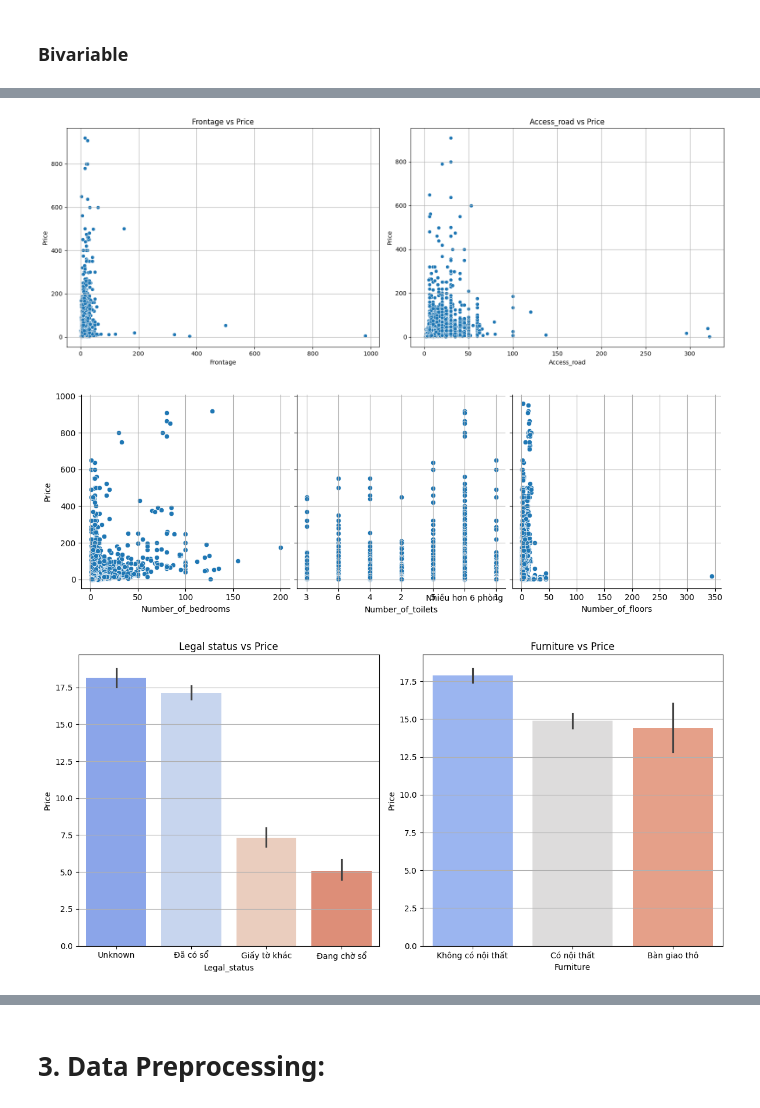
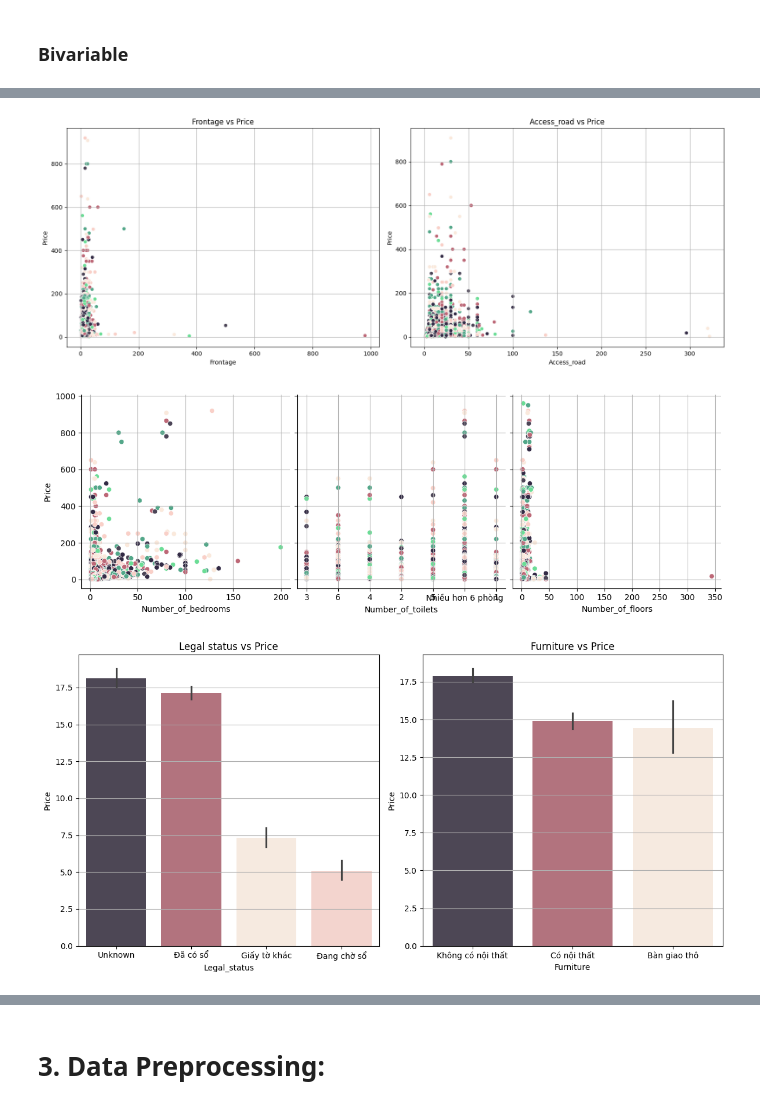
Before and after one commit to nldhuyen0047/real_estate_project, a Jupyter notebook: real_estate.ipynb, the cells around one changed output, grey strips where cells are left out. Cells and saved outputs as stored; diff of their text form; code cells hidden in the pictures.

Commit message:
custom palette

```diff
--- a/real_estate.ipynb
+++ b/real_estate.ipynb
@@ -191,9 +191,17 @@ real_estate_df.describe(include="O")
 # %%
 import matplotlib.pyplot as plt
 import seaborn as sns
+from matplotlib.colors import ListedColormap
 
 # Thiết lập cấu hình lưới cho toàn bộ biểu đồ
 plt.rcParams.update({'axes.grid': True})
 
-# Tạo Dataframe mới cho việc phân tích dữ liệu
-df = real_estate_df.copy()
+# Tạo danh sách các màu tùy chỉnh
+custom_colors = ["#4C4557", "#BD6877", "#FAE9DC", "#F9D0C8", "#53A789", "#6BDD96", "#332B45"]
+
+# Tạo palette từ danh sách màu tùy chỉnh
+custom_palette = sns.color_palette(custom_colors)
+sns.palplot(custom_palette)
+
+# Chuyển đổi palette thành colormap
+custom_cmap = ListedColormap(custom_palette)
@@ -493,48 +508,49 @@ fig, axes = plt.subplots(1, 2, figsize=(16, 6))
 
 # Biểu đồ Frontage vs Price
 axes[0].set_title('Frontage vs Price')
-sns.scatterplot(data=df, x="Frontage", y="Price", ax=axes[0])
+sns.scatterplot(data=df, x="Frontage", y="Price", hue="Price", legend=False,palette=custom_palette, ax=axes[0])
 axes[0].set_xlabel('Frontage')
 axes[0].set_ylabel('Price')
 
 # Biểu đồ Access_road vs Price
 axes[1].set_title('Access_road vs Price')
-sns.scatterplot(data=df, x="Access_road", y="Price", ax=axes[1])
+sns.scatterplot(data=df, x="Access_road", y="Price", hue="Price", legend=False, palette=custom_palette, ax=axes[1])
 axes[1].set_xlabel('Access_road')
 axes[1].set_ylabel('Price')
 
 plt.tight_layout()
 plt.show()
 # %% [output]
-[figure, old version]
+[figure, new version]
 # %%
 def scatter_p3(x,y,z):
-    sns.pairplot(df, x_vars=[x, y, z], y_vars='Price', size=4, aspect=1, kind='scatter')
+    plot = sns.pairplot(df, x_vars=[x, y, z], y_vars="Price", hue="Price", palette=custom_palette, size=4, aspect=1, kind='scatter')
+    plot._legend.remove()
     plt.show()
 
 scatter_p3("Number_of_bedrooms", "Number_of_toilets", "Number_of_floors")
 # %% [output]
-[figure, old version]
+[figure, new version]
 # %%
 fig, axes = plt.subplots(1, 2, figsize=(12, 6))
 
 # Biểu đồ thứ nhất: Legal status vs Price
 axes[0].set_title("Legal status vs Price")
 order_legal_status = df.groupby("Legal_status")["Price"].mean().sort_values(ascending=False).index
-sns.barplot(data=df, x="Legal_status", y="Price", order=order_legal_status, palette="coolwarm", ax=axes[0])
+sns.barplot(data=df, x="Legal_status", y="Price", order=order_legal_status, palette=custom_palette, ax=axes[0])
 
 # Biểu đồ thứ hai: Furniture vs Price
 axes[1].set_title("Furniture vs Price")
 order_furniture = df.groupby("Furniture")["Price"].mean().sort_values(ascending=False).index
-sns.barplot(data=df, x="Furniture", y="Price", order=order_furniture, palette="coolwarm", ax=axes[1])
+sns.barplot(data=df, x="Furniture", y="Price", order=order_furniture, palette=custom_palette, ax=axes[1])
 
 # Tinh chỉnh giao diện
 plt.tight_layout()
 
 # Hiển thị hình ảnh chứa cả hai biểu đồ
 plt.show()
 # %% [output]
-[figure, old version]
+[figure, new version]
 # %%
 fig, axes = plt.subplots(1, 2, figsize=(12, 6))
 
```
Also changed, not shown: parts of 22 cells of this notebook.
